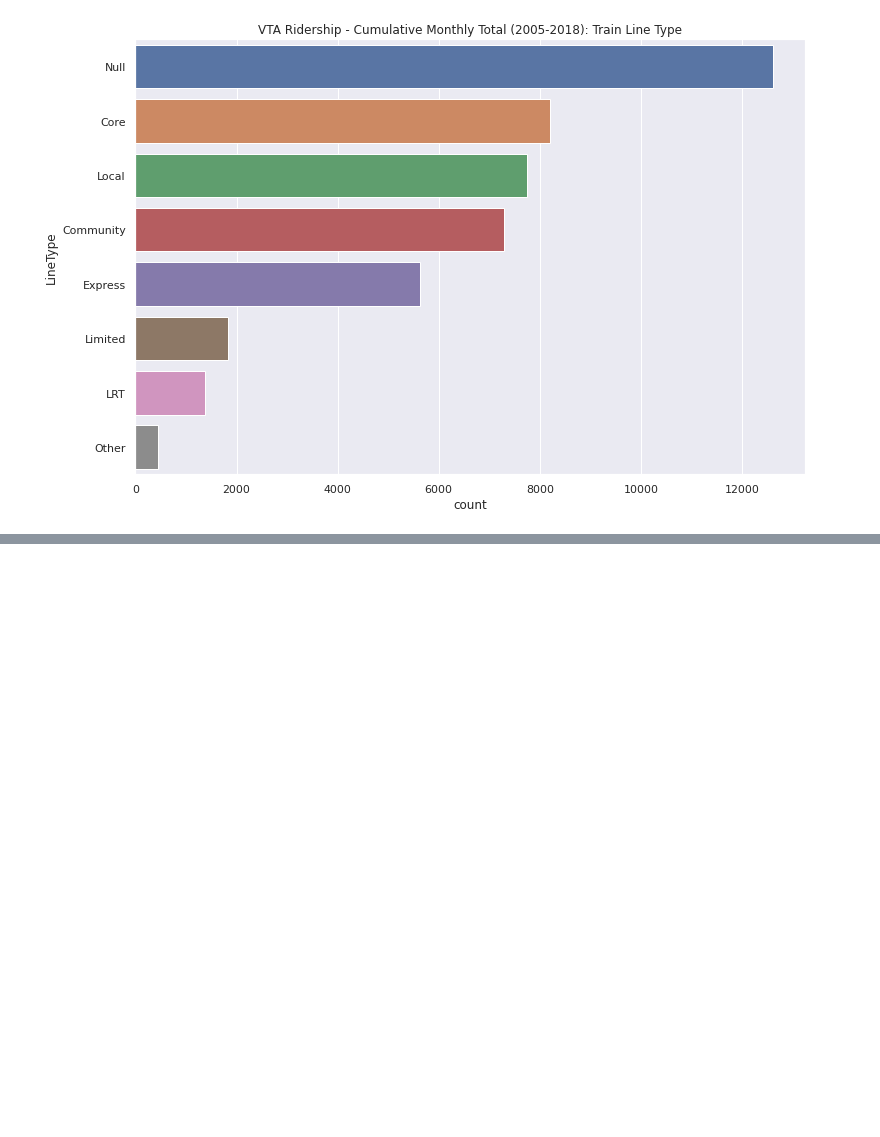
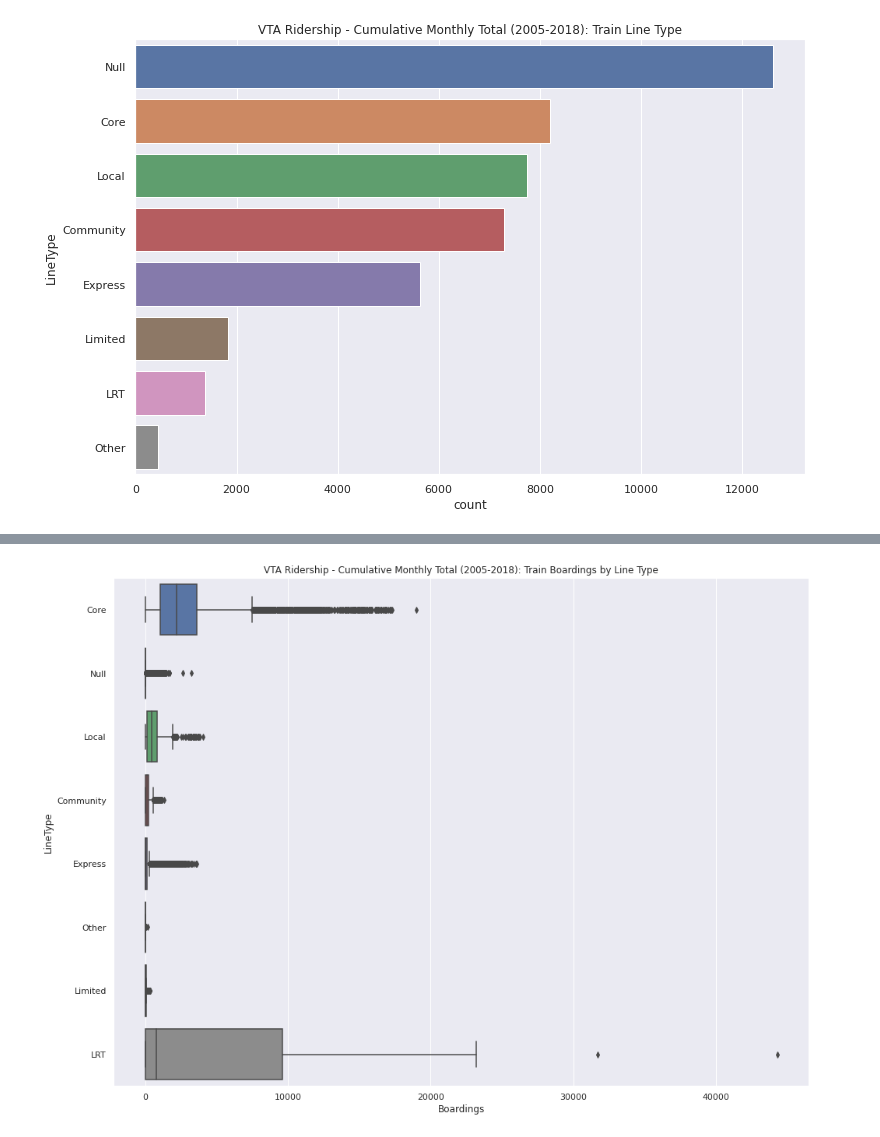
Before and after one commit to AlexFang0214SH/jupyter-dashboard, a Jupyter notebook: notebooks/Jupyter_Dashboard.ipynb, the cells around one changed output, grey strips where cells are left out. Saved outputs shown, nothing was run; the diff lists cells and outputs as text; code cells hidden in the pictures; blank space fills up the shorter version.

```diff
--- a/notebooks/Jupyter_Dashboard.ipynb
+++ b/notebooks/Jupyter_Dashboard.ipynb
@@ -202,0 +229,31 @@ cplot_sort(
+# %%
+# 03B.01 - create box plots
+
+# set plot size and title
+plt.figure(figsize=(16, 12))
+
+# create boxplot
+def boxplot(y_col, x_col, df, msg):
+    sns.boxplot(
+        y=y_col,
+        x=x_col,
+        data=df
+    )
+    plt.title(msg)
+    plt.show()
+
+boxplot(
+    "LineType",
+    "Boardings",
+    df_total,
+    'VTA Ridership - Cumulative Monthly Total (2005-2018): Train Boardings by Line Type'
+)
+
+# create heatmap
+# remove duplicates:
+# https://stackoverflow.com/questions/13035764/remove-rows-with-duplicate-indices-pandas-dataframe-and-timeseries
+# df_total = df_total.loc[~df_total.index.duplicated(keep='first')]
+# df_total = df_total.pivot('DayofWeek', 'Period', 'Boardings')
+# sns.heatmap(df_total)
+# %% [output]
+[figure, added]
```
Also changed, not shown: parts of 2 cells of this notebook.
